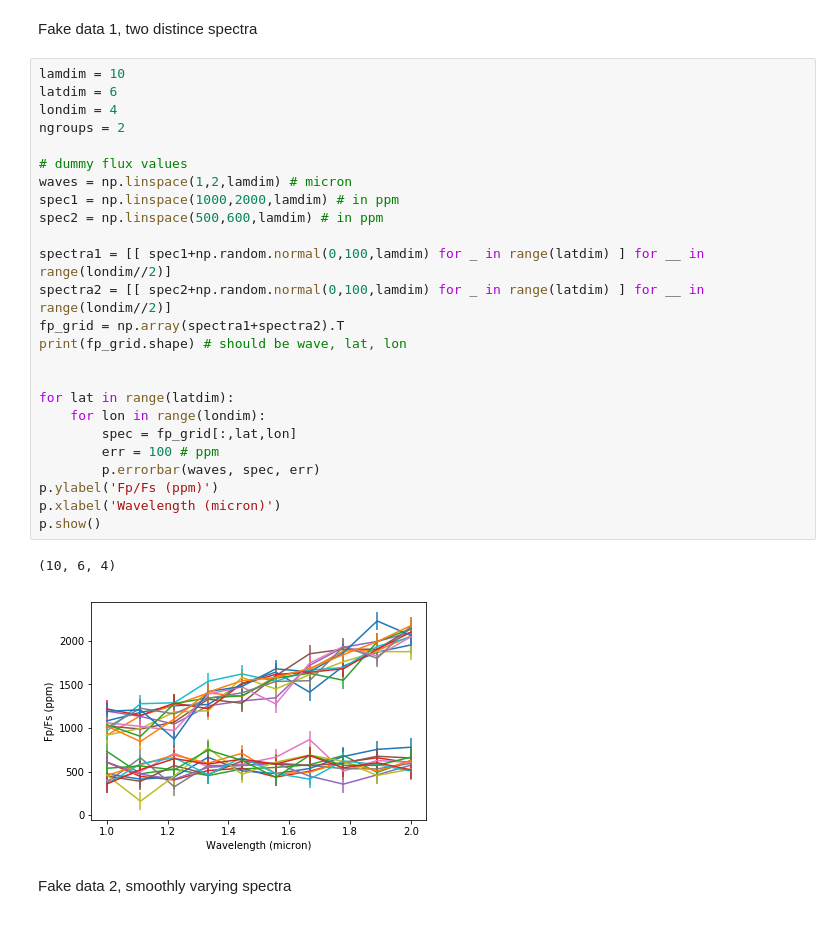
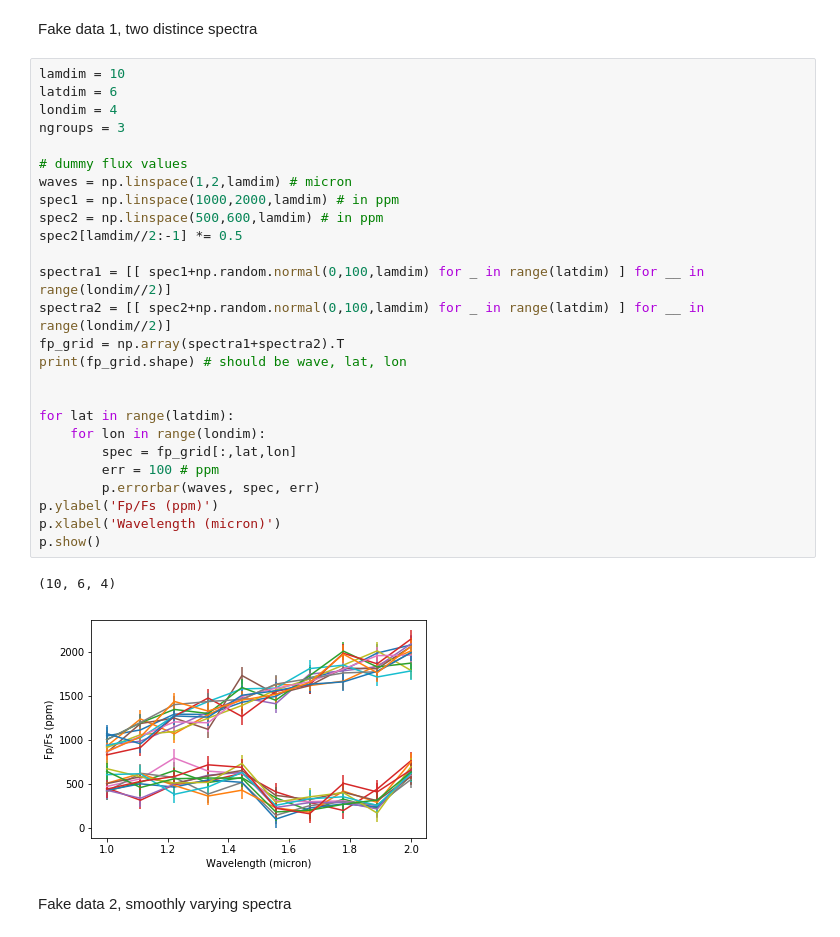
Before and after one commit to multidworlds/eigenspectra, a Jupyter notebook: master.ipynb, the cells around one changed output. Cells and saved outputs as stored; diff of their text form.

```diff
--- a/master.ipynb
+++ b/master.ipynb
@@ -19,31 +19,32 @@ Fake data 1, two distince spectra
 # %%
 lamdim = 10
 latdim = 6
 londim = 4
-ngroups = 2
+ngroups = 3
 
 # dummy flux values
 waves = np.linspace(1,2,lamdim) # micron
 spec1 = np.linspace(1000,2000,lamdim) # in ppm
 spec2 = np.linspace(500,600,lamdim) # in ppm
+spec2[lamdim//2:-1] *= 0.5
 
 spectra1 = [[ spec1+np.random.normal(0,100,lamdim) for _ in range(latdim) ] for __ in range(londim//2)]
 spectra2 = [[ spec2+np.random.normal(0,100,lamdim) for _ in range(latdim) ] for __ in range(londim//2)]
 fp_grid = np.array(spectra1+spectra2).T
 print(fp_grid.shape) # should be wave, lat, lon
 
 
 for lat in range(latdim):
     for lon in range(londim):
         spec = fp_grid[:,lat,lon]
         err = 100 # ppm
         p.errorbar(waves, spec, err)
 p.ylabel('Fp/Fs (ppm)')
 p.xlabel('Wavelength (micron)')
 p.show()
 # %% [output]
 (10, 6, 4)
-[figure, old version]
+[figure, new version]
 # %% [markdown]
 Fake data 2, smoothly varying spectra
 # %%
```
Also changed, not shown: parts of 3 cells of this notebook, 4 other files.
